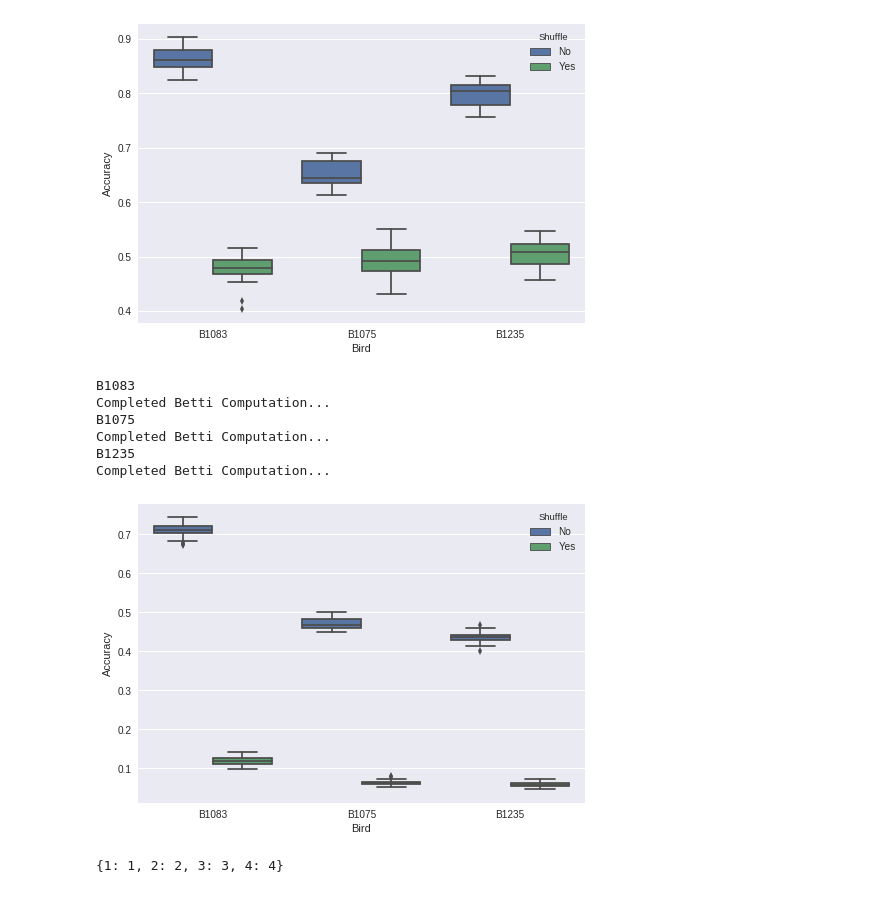
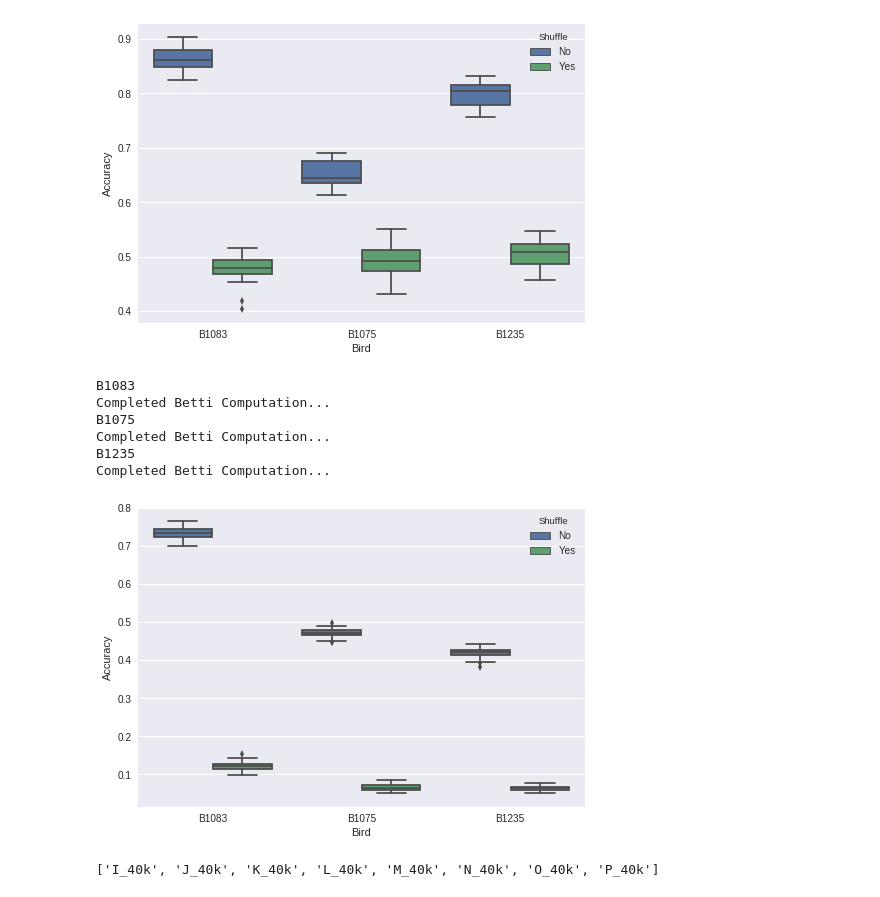
Before and after one commit to theilmbh/NeuralTDA, a Jupyter notebook: notebooks/LogisticPrediction.ipynb, the cells around one changed output. Drawn from its saved outputs; the diff is of its cells as text; code cells hidden in the pictures.

Commit message:
compute all bettis at once

```diff
--- a/notebooks/LogisticPrediction.ipynb
+++ b/notebooks/LogisticPrediction.ipynb
@@ -140,6 +140,7 @@ thresh = 4.0
 nperms = 20
 ncellsperm = 30
 dim = 2
+dims = [0,1,2,3]
 Ntimes = 10
 twin = np.linspace(0, 6000, Ntimes)
 p_test = 0.2
@@ -150,39 +151,36 @@ acframe = pd.DataFrame(columns=['Bird', 'Accuracy', 'Shuffle'])
 for b in bdfs:
     bird = b[0]
     bdf = b[1]
     print(bird)
     #stimc = stim_classes[bird]
     #stims = bird_stims[bird]
-    (bc2, t, t_ms) = tp2.compute_betti_curves(analysis_id, block_path, bdf, thresh, nperms, ncellsperm, 2, twin, winsize, dtovr)
-    (bc1, t, t_ms) = tp2.compute_betti_curves(analysis_id, block_path, bdf, thresh, nperms, ncellsperm, 1, twin, winsize, dtovr)
-    (bc0, t, t_ms) = tp2.compute_betti_curves(analysis_id, block_path, bdf, thresh, nperms, ncellsperm, 0, twin, winsize, dtovr)
-    (bc3, t, t_ms) = tp2.compute_betti_curves(analysis_id, block_path, bdf, thresh, nperms, ncellsperm, 3, twin, winsize, dtovr)
+    (bcAll, t, t_ms) =tp2.compute_betti_curves(analysis_id, block_path, bdf, thresh, nperms, ncellsperm, dims, twin, winsize, dtovr)
     print('Completed Betti Computation...')
 
     #bc2s, ts, ts_ms) = tp2.compute_betti_curves(analysis_id, block_path, bdf, thresh, nperms, ncellsperm, 2, twin, winsize, dtovr, shuffle=True)
     #bc1s, ts, ts_ms) = tp2.compute_betti_curves(analysis_id, block_path, bdf, thresh, nperms, ncellsperm, 1, twin, winsize, dtovr, shuffle=True)
     #bc0s, ts, ts_ms) = tp2.compute_betti_curves(analysis_id, block_path, bdf, thresh, nperms, ncellsperm, 0, twin, winsize, dtovr, shuffle=True)
     #bc3s, ts, ts_ms) = tp2.compute_betti_curves(analysis_id, block_path, bdf, thresh, nperms, ncellsperm, 3, twin, winsize, dtovr, shuffle=True)
 
 
-    stims = bc0.keys()
+    stims = bcAll.keys()
     stimc = {x: x for x in stims}
-    accuracies = TPLCP.predict_stimuli_classes([bc1, bc2, bc0, bc3], Ntimes, stims, stimc, p_test, N_tests)
-    accuracies_shuff = TPLCP.predict_stimuli_classes([bc1, bc2, bc0, bc3], Ntimes, stims, stimc, p_test, N_tests, shuff_Y=True)
+    accuracies = TPLCP.predict_stimuli_classes(bcAll, Ntimes, stims, stimc, p_test, N_tests)
+    accuracies_shuff = TPLCP.predict_stimuli_classes(bcAll, Ntimes, stims, stimc, p_test, N_tests, shuff_Y=True)
     acframeapp = pd.DataFrame({'Bird': N_tests*[bird], 'Accuracy': accuracies, 'Shuffle': N_tests*['No'] })
     acframeapps = pd.DataFrame({'Bird': N_tests*[bird], 'Accuracy': accuracies_shuff, 'Shuffle': N_tests*['Yes'] })
     acframe = acframe.append(acframeapp)
     acframe = acframe.append(acframeapps)
 
 
 plt.figure()
 sns.boxplot(x='Bird', y='Accuracy', hue='Shuffle', data=acframe)
-plt.savefig('/home/brad/DailyLog/20170725/{}-{}-{}-{}-{}-{}-{}-{}-{}.png'.format(winsize, dtovr, thresh, nperms, ncellsperm, Ntimes, p_test, N_tests, name))
+plt.savefig('/home/brad/DailyLog/20170728/{}-{}-{}-{}-{}-{}-{}-{}-{}.png'.format(winsize, dtovr, thresh, nperms, ncellsperm, Ntimes, p_test, N_tests, name))
 # %% [output]
 B1083
 Completed Betti Computation...
 B1075
 Completed Betti Computation...
 B1235
 Completed Betti Computation...
-[figure, old version]
+[figure, new version]
@@ -195,4 +186,0 @@ t = {x: x for x in test}
-# %%
-t
-# %% [output]
-{1: 1, 2: 2, 3: 3, 4: 4}
@@ -198,0 +197,4 @@ t
+# %%
+list(bcAll.keys())
+# %% [output]
+['I_40k', 'J_40k', 'K_40k', 'L_40k', 'M_40k', 'N_40k', 'O_40k', 'P_40k']
```
Also changed, not shown: parts of 4 cells of this notebook, 3 other files.
